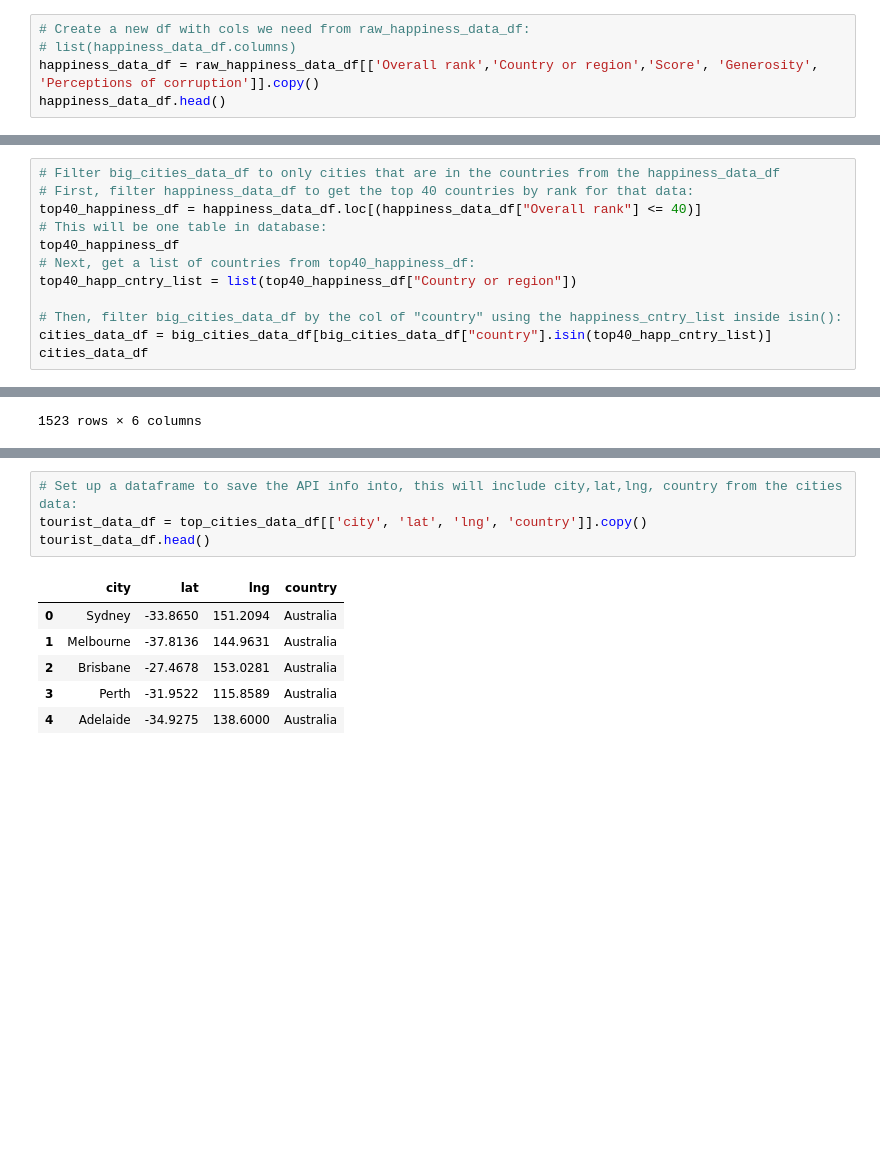
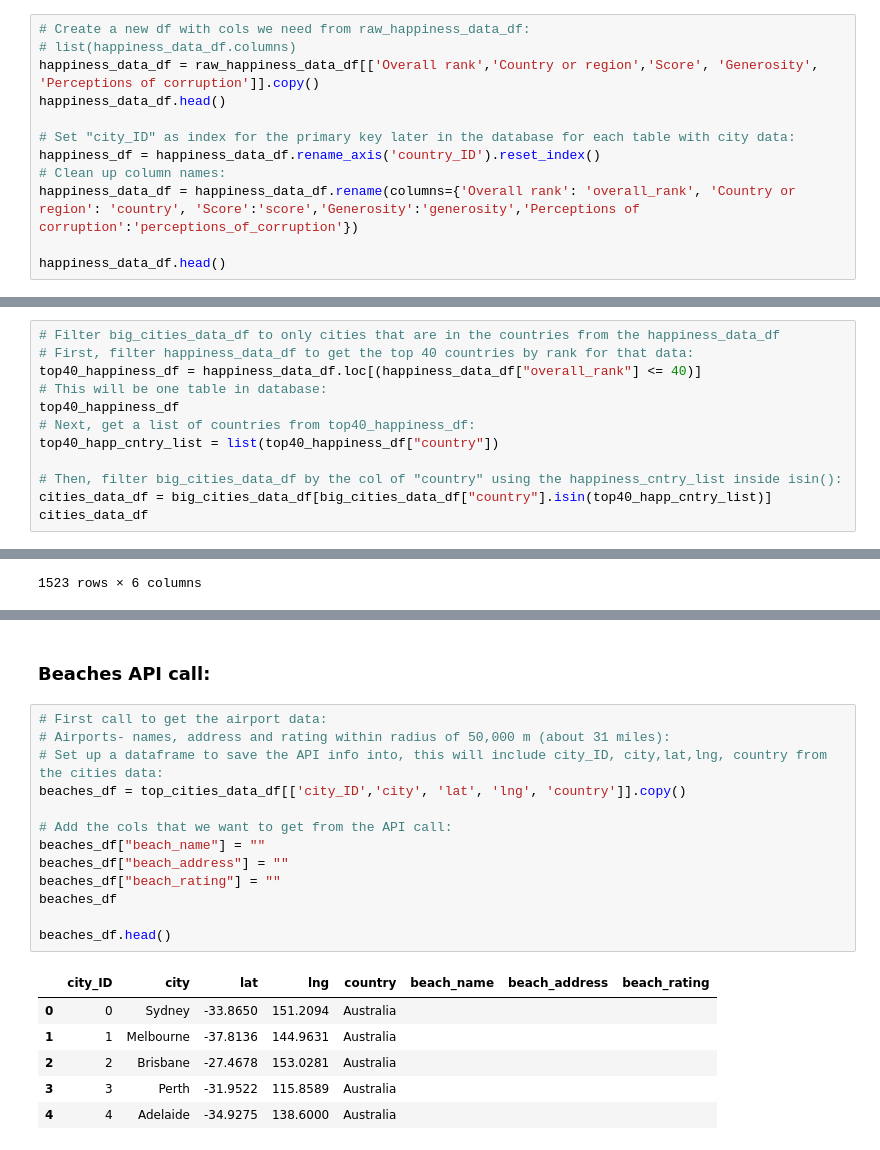
Before and after one commit to zwcrowley/Project_2_ETL_KPflugi_ZCrowley, a Jupyter notebook: zack_api_etl_proj2.ipynb, the cells around one changed output, grey strips where cells are left out. Drawn from its saved outputs; the diff is of its cells as text; blank space fills up the shorter version.

```diff
--- a/zack_api_etl_proj2.ipynb
+++ b/zack_api_etl_proj2.ipynb
@@ -47,3 +47,10 @@ raw_cities_data_df.head()
 # list(happiness_data_df.columns)
 happiness_data_df = raw_happiness_data_df[['Overall rank','Country or region','Score', 'Generosity', 'Perceptions of corruption']].copy()
 happiness_data_df.head()
+
+# Set "city_ID" as index for the primary key later in the database for each table with city data:
+happiness_df = happiness_data_df.rename_axis('country_ID').reset_index()
+# Clean up column names:
+happiness_data_df = happiness_data_df.rename(columns={'Overall rank': 'overall_rank', 'Country or region': 'country', 'Score':'score','Generosity':'generosity','Perceptions of corruption':'perceptions_of_corruption'})
+
+happiness_data_df.head()
@@ -71,11 +71,11 @@ big_cities_data_df.head()
 # %%
 # Filter big_cities_data_df to only cities that are in the countries from the happiness_data_df
 # First, filter happiness_data_df to get the top 40 countries by rank for that data:
-top40_happiness_df = happiness_data_df.loc[(happiness_data_df["Overall rank"] <= 40)]
+top40_happiness_df = happiness_data_df.loc[(happiness_data_df["overall_rank"] <= 40)]
 # This will be one table in database:
 top40_happiness_df
 # Next, get a list of countries from top40_happiness_df:
-top40_happ_cntry_list = list(top40_happiness_df["Country or region"])
+top40_happ_cntry_list = list(top40_happiness_df["country"])
 
 # Then, filter big_cities_data_df by the col of "country" using the happiness_cntry_list inside isin():
 cities_data_df = big_cities_data_df[big_cities_data_df["country"].isin(top40_happ_cntry_list)]
@@ -149,12 +257,23 @@ top_cities_data_df
+# %% [markdown]
+### Beaches API call:
 # %%
-# Set up a dataframe to save the API info into, this will include city,lat,lng, country from the cities data:
-tourist_data_df = top_cities_data_df[['city', 'lat', 'lng', 'country']].copy()
-tourist_data_df.head()
+# First call to get the airport data:
+# Airports- names, address and rating within radius of 50,000 m (about 31 miles):
+# Set up a dataframe to save the API info into, this will include city_ID, city,lat,lng, country from the cities data:
+beaches_df = top_cities_data_df[['city_ID','city', 'lat', 'lng', 'country']].copy()
+
+# Add the cols that we want to get from the API call:
+beaches_df["beach_name"] = ""
+beaches_df["beach_address"] = ""
+beaches_df["beach_rating"] = ""
+beaches_df
+
+beaches_df.head()
 # %% [output]
-|  | city | lat | lng | country |
-| 0 | Sydney | -33.8650 | 151.2094 | Australia |
-| 1 | Melbourne | -37.8136 | 144.9631 | Australia |
-| 2 | Brisbane | -27.4678 | 153.0281 | Australia |
-| 3 | Perth | -31.9522 | 115.8589 | Australia |
-| 4 | Adelaide | -34.9275 | 138.6000 | Australia |
+|  | city_ID | city | lat | lng | country | beach_name | beach_address | beach_rating |
+| 0 | 0 | Sydney | -33.8650 | 151.2094 | Australia |  |  |  |
+| 1 | 1 | Melbourne | -37.8136 | 144.9631 | Australia |  |  |  |
+| 2 | 2 | Brisbane | -27.4678 | 153.0281 | Australia |  |  |  |
+| 3 | 3 | Perth | -31.9522 | 115.8589 | Australia |  |  |  |
+| 4 | 4 | Adelaide | -34.9275 | 138.6000 | Australia |  |  |  |
 # %%
```
Also changed, not shown: parts of 17 cells of this notebook, 2 other files.
